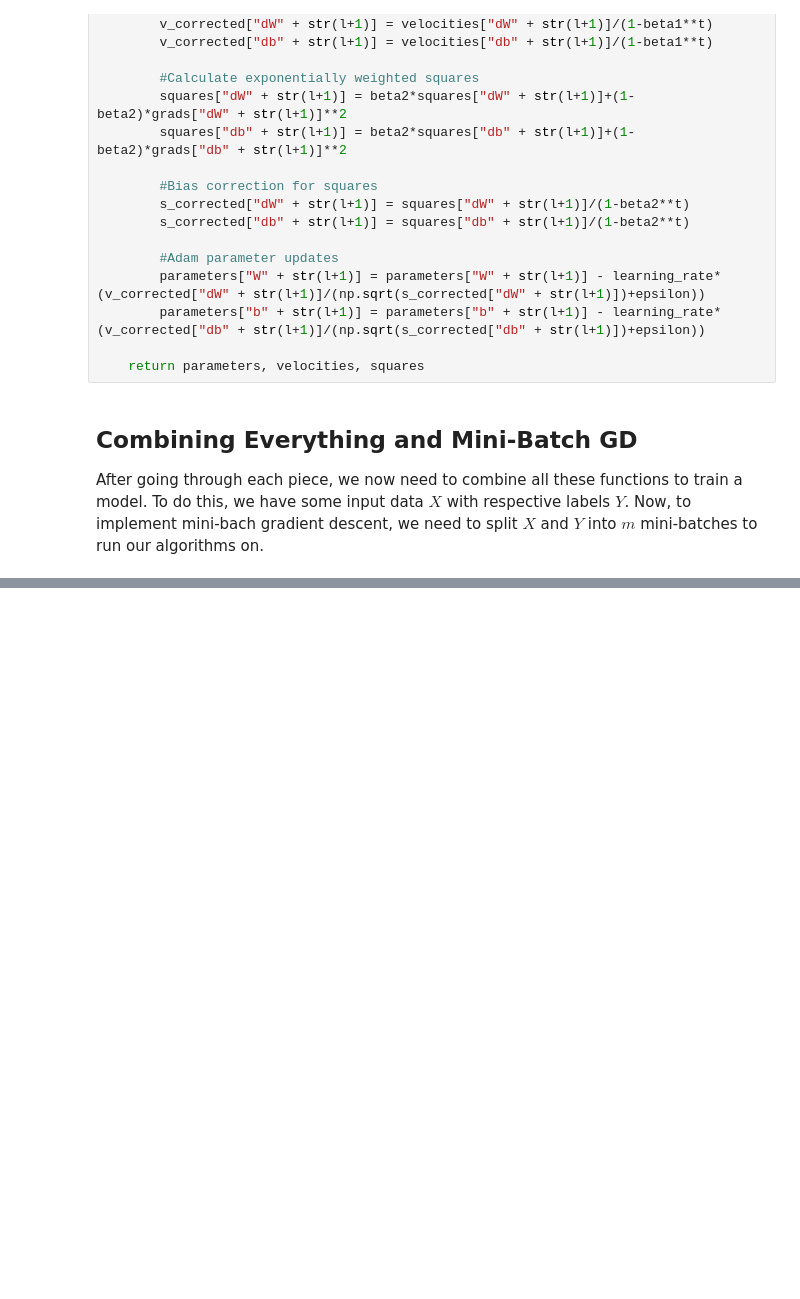
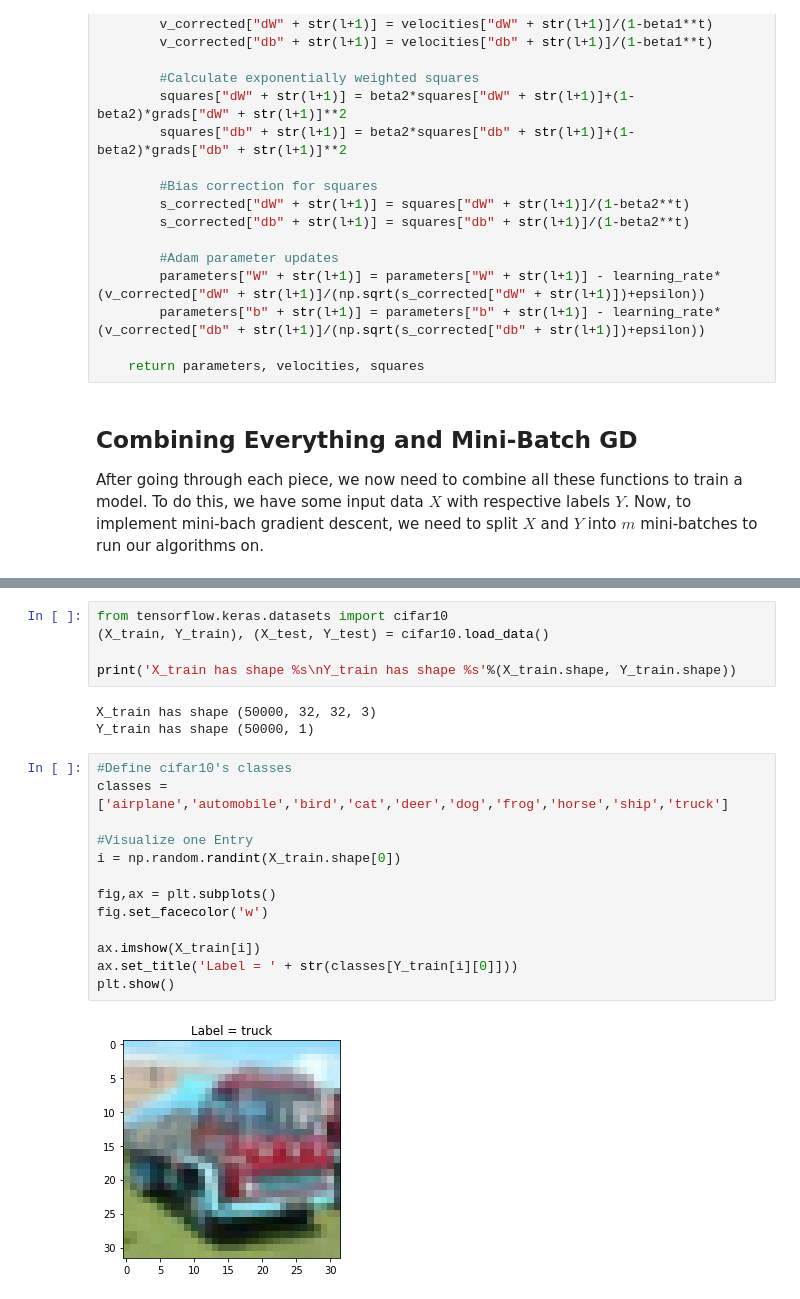
Before and after one commit to Fquico1999/numpy_neural_nets, a Jupyter notebook: numpy_neural_nets.ipynb, the cells around one changed output, grey strips where cells are left out. Cells and saved outputs as stored; diff of their text form; blank space fills up the shorter version.

Commit message:
Started adding example with cifar10, need to work out bugs

```diff
--- a/numpy_neural_nets.ipynb
+++ b/numpy_neural_nets.ipynb
@@ -762,0 +775,23 @@ def train(X, Y, model_shape, layer_activations, optimizer,initialization_method=
+# %%
+from tensorflow.keras.datasets import cifar10
+(X_train, Y_train), (X_test, Y_test) = cifar10.load_data()
+
+print('X_train has shape %s\nY_train has shape %s'%(X_train.shape, Y_train.shape))
+# %% [output]
+X_train has shape (50000, 32, 32, 3)
+Y_train has shape (50000, 1)
+# %%
+#Define cifar10's classes
+classes = ['airplane','automobile','bird','cat','deer','dog','frog','horse','ship','truck']
+
+#Visualize one Entry
+i = np.random.randint(X_train.shape[0])
+
+fig,ax = plt.subplots()
+fig.set_facecolor('w')
+
+ax.imshow(X_train[i])
+ax.set_title('Label = ' + str(classes[Y_train[i][0]]))
+plt.show()
+# %% [output]
+[figure, added]
```
Also changed, not shown: parts of 14 cells of this notebook.
